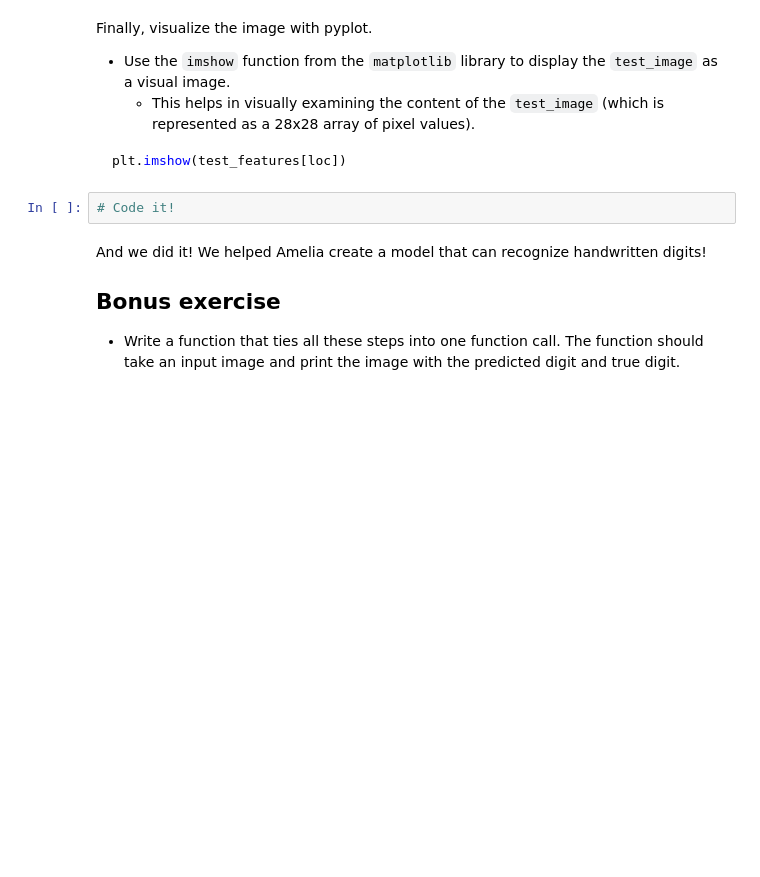
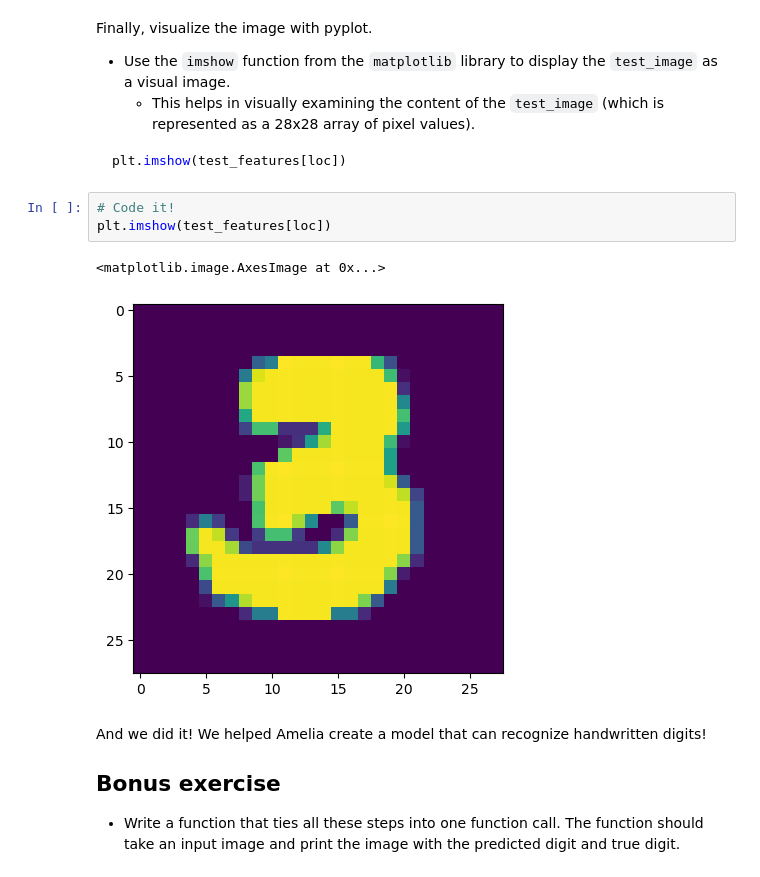
Before and after one commit to RafaelD06/PracticumAI-deep_learningRafael, a Jupyter notebook: 02.2_mnist_classifier.ipynb, the cells around one changed output. Saved outputs shown, nothing was run; the diff lists cells and outputs as text; blank space fills up the shorter version.

````diff
--- a/02.2_mnist_classifier.ipynb
+++ b/02.2_mnist_classifier.ipynb
@@ -419,6 +436,10 @@ plt.imshow(test_features[loc])
 ```
 # %%
 # Code it!
+plt.imshow(test_features[loc])
+# %% [output]
+<matplotlib.image.AxesImage at 0x...>
+[figure, added]
 # %% [markdown]
 And we did it! We helped Amelia create a model that can recognize handwritten digits!
 
````
Also changed, not shown: parts of 8 cells of this notebook.
